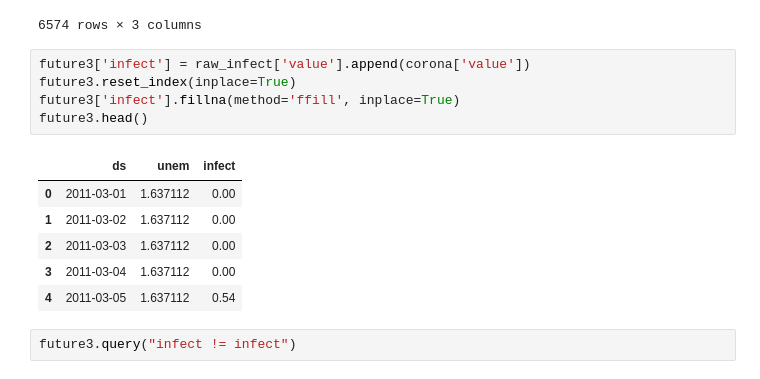
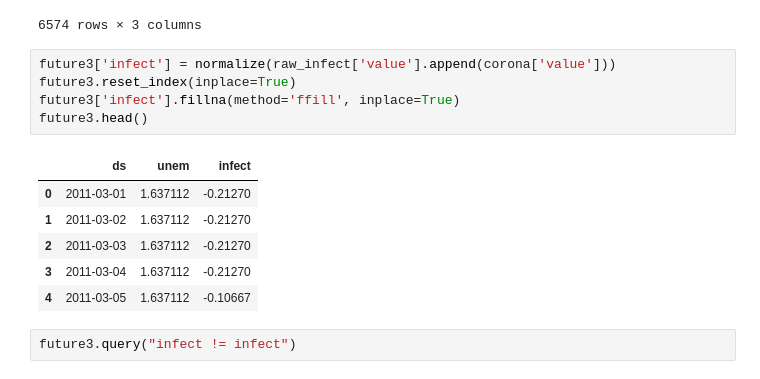
Before and after one commit to brianjhuang/datahacks-2021, a Jupyter notebook: arunav-eda.ipynb, the cells around one changed output. Cells and saved outputs as stored; diff of their text form.

```diff
--- a/arunav-eda.ipynb
+++ b/arunav-eda.ipynb
@@ -430,17 +430,17 @@ raw_infect
 | 2017-12-31 | INFECTDISEMVTRACKD | 2017-12-31 | 1.76 |
 6574 rows × 3 columns
 # %%
-future3['infect'] = raw_infect['value'].append(corona['value'])
+future3['infect'] = normalize(raw_infect['value'].append(corona['value']))
 future3.reset_index(inplace=True)
 future3['infect'].fillna(method='ffill', inplace=True)
 future3.head()
 # %% [output]
 |  | ds | unem | infect |
-| 0 | 2011-03-01 | 1.637112 | 0.00 |
-| 1 | 2011-03-02 | 1.637112 | 0.00 |
-| 2 | 2011-03-03 | 1.637112 | 0.00 |
-| 3 | 2011-03-04 | 1.637112 | 0.00 |
-| 4 | 2011-03-05 | 1.637112 | 0.54 |
+| 0 | 2011-03-01 | 1.637112 | -0.21270 |
+| 1 | 2011-03-02 | 1.637112 | -0.21270 |
+| 2 | 2011-03-03 | 1.637112 | -0.21270 |
+| 3 | 2011-03-04 | 1.637112 | -0.21270 |
+| 4 | 2011-03-05 | 1.637112 | -0.10667 |
 # %%
 future3.query("infect != infect")
 # %% [output]
```
Also changed, not shown: parts of 8 cells of this notebook.
